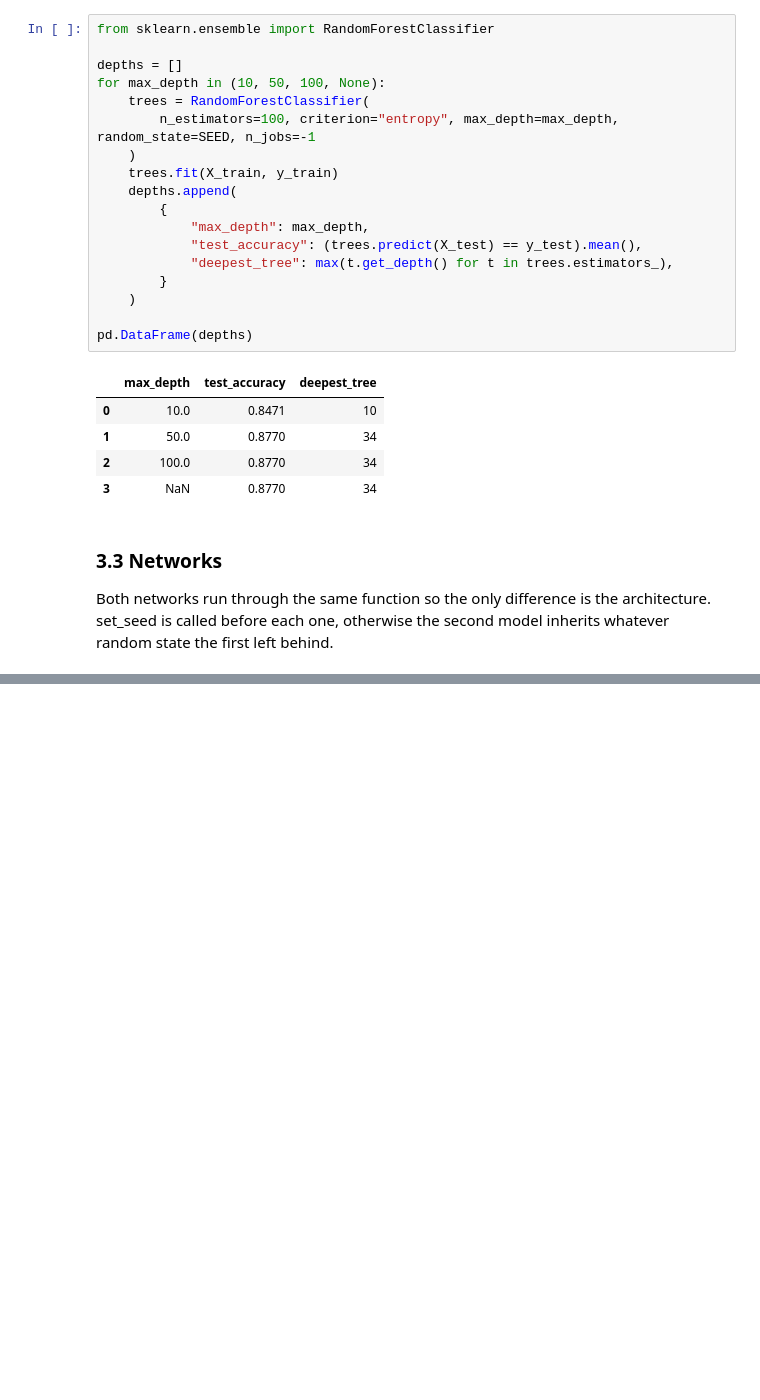
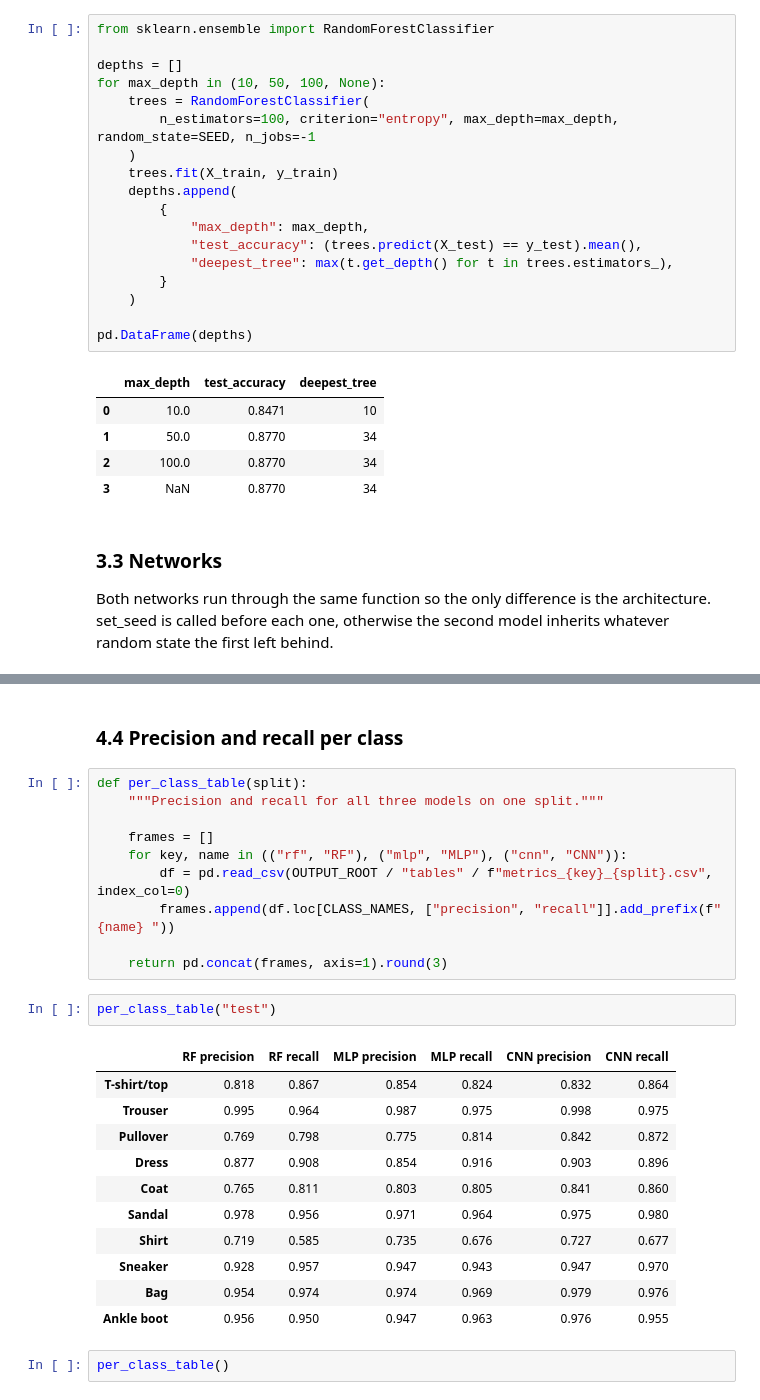
Before and after one commit to dinosmuc/fashion-mnist-benchmark, a Jupyter notebook: notebooks/report.ipynb, the cells around one changed output, grey strips where cells are left out. Cells and saved outputs as stored; diff of their text form; blank space fills up the shorter version.

```diff
--- a/notebooks/report.ipynb
+++ b/notebooks/report.ipynb
@@ -494,0 +561,28 @@ cnn: train 0.9273 | test 0.9071 | 25 epochs, best 22 | 75.5s
+# %% [markdown]
+### 4.4 Precision and recall per class
+# %%
+def per_class_table(split):
+    """Precision and recall for all three models on one split."""
+
+    frames = []
+    for key, name in (("rf", "RF"), ("mlp", "MLP"), ("cnn", "CNN")):
+        df = pd.read_csv(OUTPUT_ROOT / "tables" / f"metrics_{key}_{split}.csv", index_col=0)
+        frames.append(df.loc[CLASS_NAMES, ["precision", "recall"]].add_prefix(f"{name} "))
+
+    return pd.concat(frames, axis=1).round(3)
+# %%
+per_class_table("test")
+# %% [output]
+|  | RF precision | RF recall | MLP precision | MLP recall | CNN precision | CNN recall |
+| T-shirt/top | 0.818 | 0.867 | 0.854 | 0.824 | 0.832 | 0.864 |
+| Trouser | 0.995 | 0.964 | 0.987 | 0.975 | 0.998 | 0.975 |
+| Pullover | 0.769 | 0.798 | 0.775 | 0.814 | 0.842 | 0.872 |
+| Dress | 0.877 | 0.908 | 0.854 | 0.916 | 0.903 | 0.896 |
+| Coat | 0.765 | 0.811 | 0.803 | 0.805 | 0.841 | 0.860 |
+| Sandal | 0.978 | 0.956 | 0.971 | 0.964 | 0.975 | 0.980 |
+| Shirt | 0.719 | 0.585 | 0.735 | 0.676 | 0.727 | 0.677 |
+| Sneaker | 0.928 | 0.957 | 0.947 | 0.943 | 0.947 | 0.970 |
+| Bag | 0.954 | 0.974 | 0.974 | 0.969 | 0.979 | 0.976 |
+| Ankle boot | 0.956 | 0.950 | 0.947 | 0.963 | 0.976 | 0.955 |
+# %%
+per_class_table()
```
Also changed, not shown: parts of 19 cells of this notebook, 1 other file.
